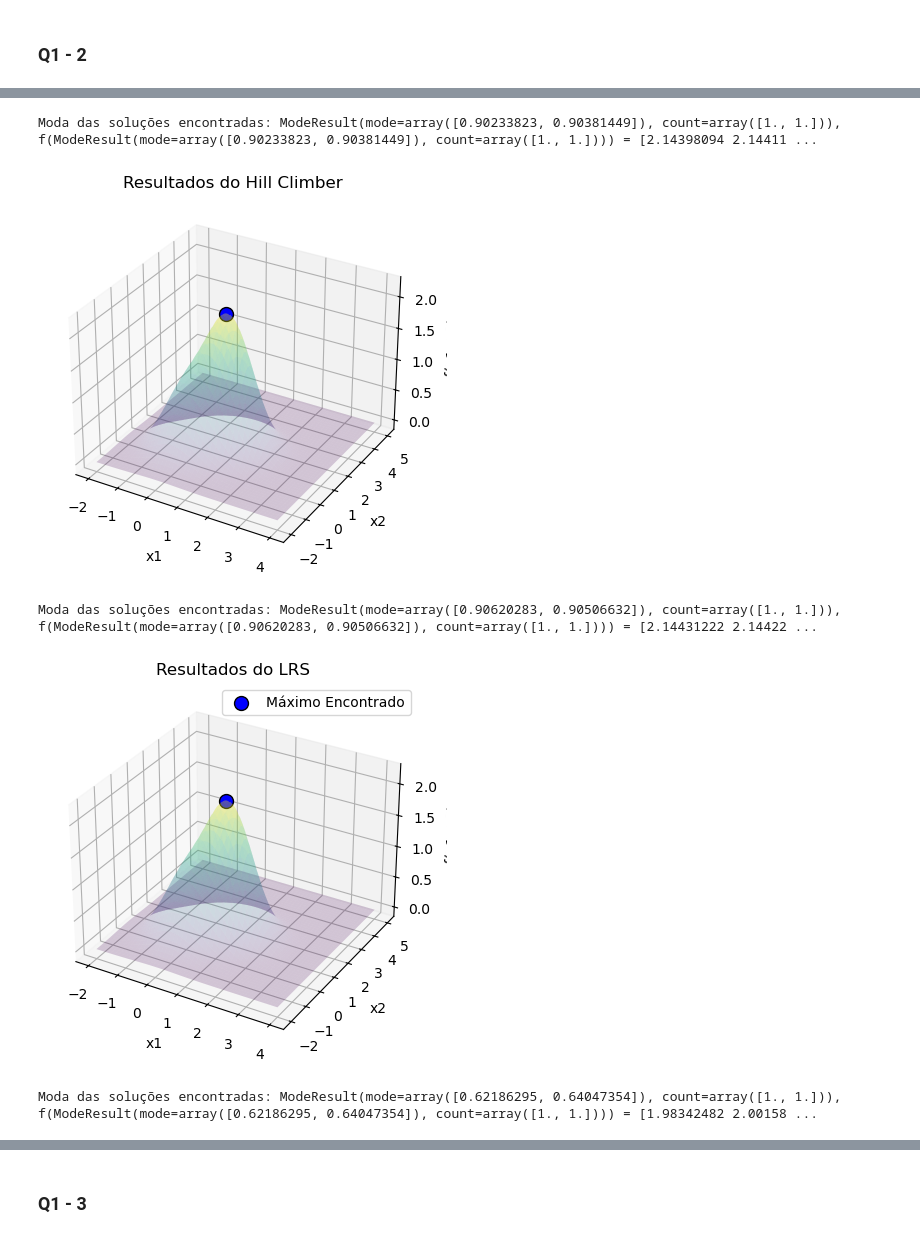
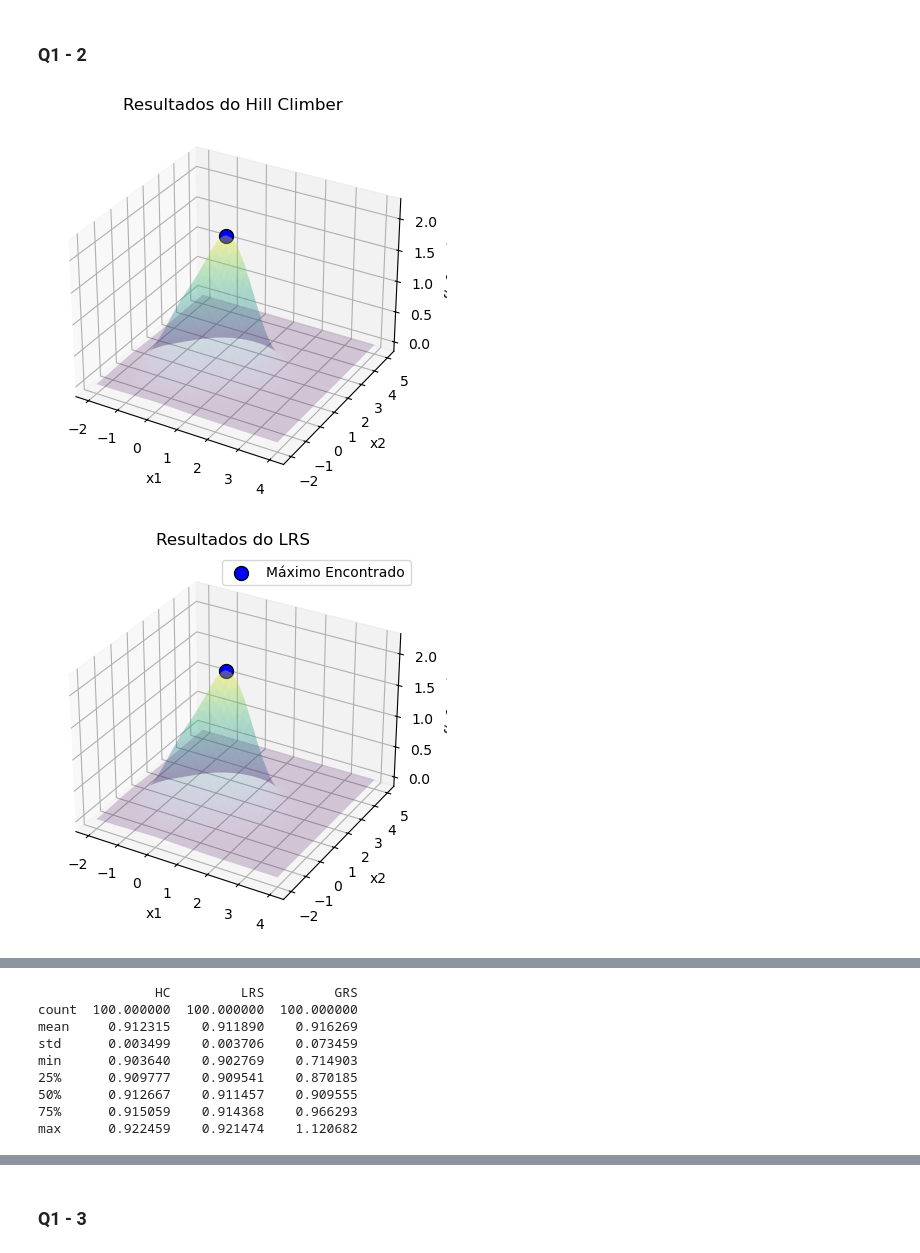
Before and after one commit to clys-man/av3, a Jupyter notebook: main.ipynb, the cells around one changed output, grey strips where cells are left out. Cells and saved outputs as stored; diff of their text form; code cells hidden in the pictures.

```diff
--- a/main.ipynb
+++ b/main.ipynb
@@ -25,8 +25,8 @@ class HillClimber:
             solution = self._hill_climb(num_iterations, self.sigma)
             self.solutions.append(solution)
 
-        mode_solution = mode(self.solutions, axis=0)
-        print(f"Moda das soluções encontradas: {mode_solution}, f({mode_solution}) = {self.objective_function(*mode_solution)}")
+    def get_solutions(self):
+        return self.solutions
 
     def _hill_climb(self, num_iterations, sigma):
         x_best = np.random.uniform([self.domain[0][0], self.domain[1][0]], [self.domain[0][1], self.domain[1][1]])
@@ -45,7 +45,7 @@ class HillClimber:
 
         return x_best
 
-    def     plot_results(self):
+    def plot_results(self):
         x1_min, x1_max = self.domain[0]
         x2_min, x2_max = self.domain[1]
 
@@ -89,11 +89,8 @@ class LRS:
             solution = self._local_random_search(num_iterations, self.sigma)
             self.solutions.append(solution)
 
-        mode_solution = mode(self.solutions, axis=0)
-        mode_value = self.objective_function(*mode_solution)
-
-        optimization_desc = "mínimo" if self.optimization_type == "minimization" else "máximo"
-        print(f"Moda das soluções encontradas: {mode_solution}, f({mode_solution}) = {mode_value} ({optimization_desc})")
+    def get_solutions(self):
+        return self.solutions
 
     def _local_random_search(self, num_iterations, sigma):
         x_best = np.random.uniform([self.domain[0][0], self.domain[1][0]], [self.domain[0][1], self.domain[1][1]])
@@ -157,11 +154,8 @@ class GRS:
             solution = self._global_random_search(num_iterations)
             self.solutions.append(solution)
 
-        mode_solution = mode(self.solutions, axis=0)
-        mode_value = self.objective_function(*mode_solution)
-
-        optimization_desc = "mínimo" if self.optimization_type == "minimization" else "máximo"
-        print(f"Moda das soluções encontradas: {mode_solution}, f({mode_solution}) = {mode_value} ({optimization_desc})")
+    def get_solutions(self):
+        return self.solutions
 
     def _global_random_search(self, num_iterations):
         x_best = np.random.uniform([self.domain[0][0], self.domain[1][0]], [self.domain[0][1], self.domain[1][1]])
@@ -208,6 +202,22 @@ class GRS:
         plt.show()
 # %% [markdown]
 ## Parte 1 - Minimizações e Maximizações
+# %%
+def print_final_metrics(hc, lrs, grs):
+    hc_solutions = hc.get_solutions()
+    lrs_solutions = lrs.get_solutions()
+    grs_solutions = grs.get_solutions()
+
+    hc_solutions = np.array(hc_solutions)
+    lrs_min_solutions = np.array(lrs_solutions)
+    grs_max_solutions = np.array(grs_solutions)
+
+    df = pd.DataFrame({
+        'HC': hc_solutions[:, 0],
+        'LRS': lrs_min_solutions[:, 0],
+        'GRS': grs_max_solutions[:, 0]
+    })
+    print(df.describe())
 # %% [markdown]
 ### Q1 - 1
 # %%
@@ -242,21 +260,25 @@ Moda das soluções encontradas: ModeResult(mode=array([-5.84240548, -5.98329952
 # %%
 def f(x1, x2):
     return np.exp(-(x1**2 + x2**2)) + 2*np.exp(-((x1 - 1)**2 + (x2 - 1)**2))
 
 num_rounds = 100
 optimization_type = 'maximization'
 domain = [(-2, 4), (-2, 5)]
 sigma = 0.1
 
 hill_climber = HillClimber(objective_function=f, optimization_type=optimization_type, domain=domain, num_rounds=num_rounds, sigma=sigma)
 hill_climber.run()
 hill_climber.plot_results()
 
 lrs_min = LRS(objective_function=f, optimization_type=optimization_type, domain=domain, num_rounds=num_rounds, sigma=sigma)
 lrs_min.run()
 lrs_min.plot_results()
 
 grs_max = GRS(objective_function=f, optimization_type=optimization_type, domain=domain, num_rounds=num_rounds)
 grs_max.run()
 grs_max.plot_results()
+
+print_final_metrics(hill_climber, lrs_min, grs_max)
 # %% [output]
+[figure]
+[figure]
@@ -263,5 +286,9 @@ grs_max.plot_results()
-Moda das soluções encontradas: ModeResult(mode=array([0.90233823, 0.90381449]), count=array([1., 1.])), f(ModeResult(mode=array([0.90233823, 0.90381449]), count=array([1., 1.]))) = [2.14398094 2.14411 ...
+               HC         LRS         GRS
+count  100.000000  100.000000  100.000000
+mean     0.912315    0.911890    0.916269
+std      0.003499    0.003706    0.073459
+min      0.903640    0.902769    0.714903
+25%      0.909777    0.909541    0.870185
+50%      0.912667    0.911457    0.909555
+75%      0.915059    0.914368    0.966293
+max      0.922459    0.921474    1.120682
-[figure]
-Moda das soluções encontradas: ModeResult(mode=array([0.90620283, 0.90506632]), count=array([1., 1.])), f(ModeResult(mode=array([0.90620283, 0.90506632]), count=array([1., 1.]))) = [2.14431222 2.14422 ...
-[figure]
-Moda das soluções encontradas: ModeResult(mode=array([0.62186295, 0.64047354]), count=array([1., 1.])), f(ModeResult(mode=array([0.62186295, 0.64047354]), count=array([1., 1.]))) = [1.98342482 2.00158 ...
```
Also changed, not shown: parts of 8 cells of this notebook, 1 other file.
